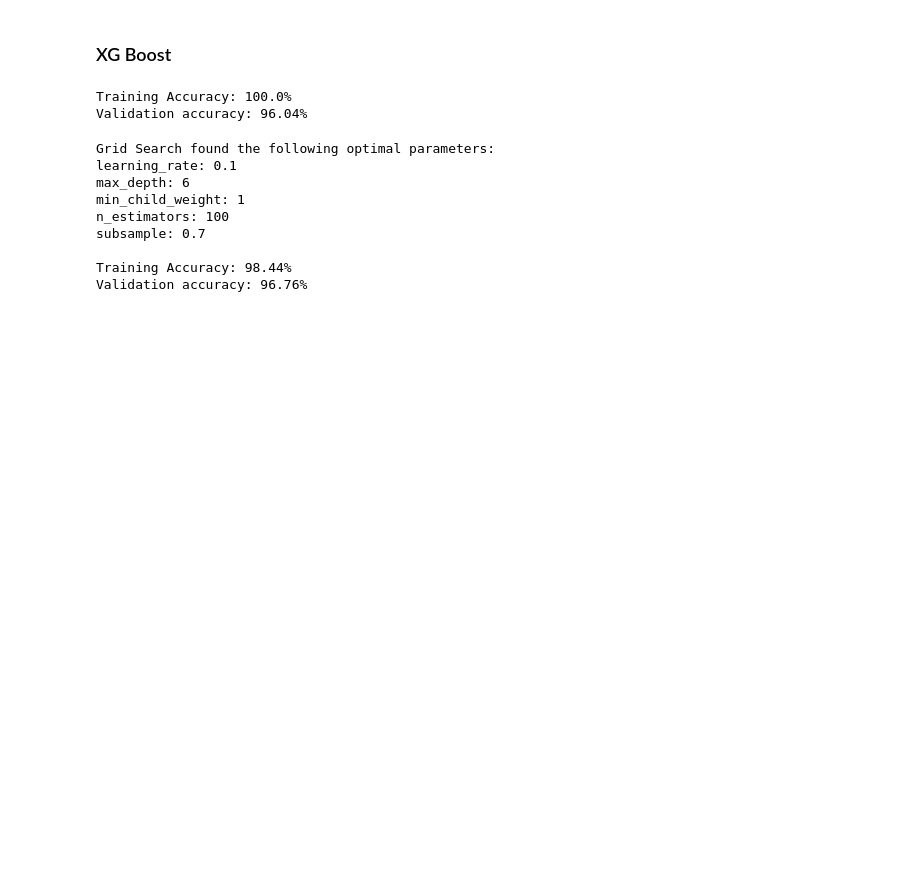
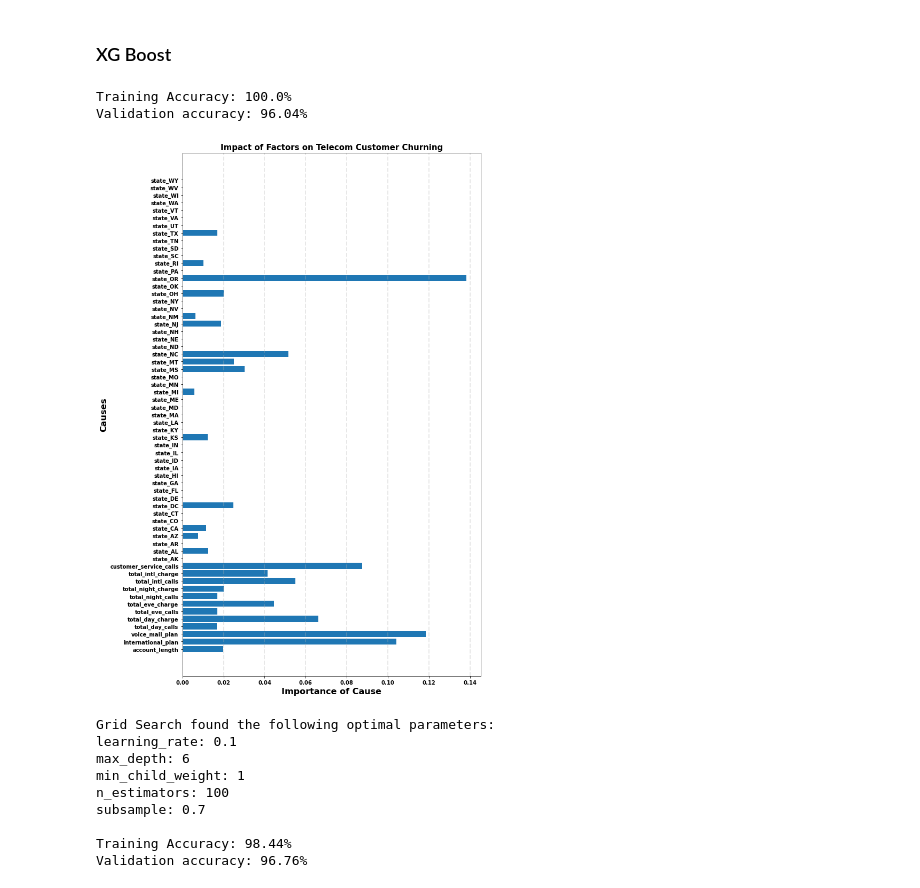
Before and after one commit to brianlee35/telecom-churn-analysis, a Jupyter notebook: telecom_notebook.ipynb, the cells around one changed output. Drawn from its saved outputs; the diff is of its cells as text; code cells hidden in the pictures; blank space fills up the shorter version.

```diff
--- a/telecom_notebook.ipynb
+++ b/telecom_notebook.ipynb
@@ -465,5 +468,14 @@ Testing Accuracy for Random Forest Classifier: 85.73%
 # %% [markdown]
 ### XG Boost
+# %%
+# New dataframe for XG Boost model
+df_xgb = pd.get_dummies(df)
+# %%
+# Create X,y and train/test
+X = df_xgb.drop(columns=['churn'], axis=1)
+y = df_xgb['churn']
+
+X_train, X_test, y_train, y_test = train_test_split(X, y, test_size = 0.25, random_state=10)
 # %%
 # Instantiate XGBClassifier
 xgb = XGBClassifier()
@@ -484,6 +496,10 @@ print('Validation accuracy: {:.4}%'.format(test_accuracy * 100))
 # %% [output]
 Training Accuracy: 100.0%
 Validation accuracy: 96.04%
+# %%
+plot_feature_importances(xgb)
+# %% [output]
+[figure, added]
 # %%
 param_grid = {
     'learning_rate': [0.1, 0.2],
```
Also changed, not shown: parts of 28 cells of this notebook, 3 other files.
